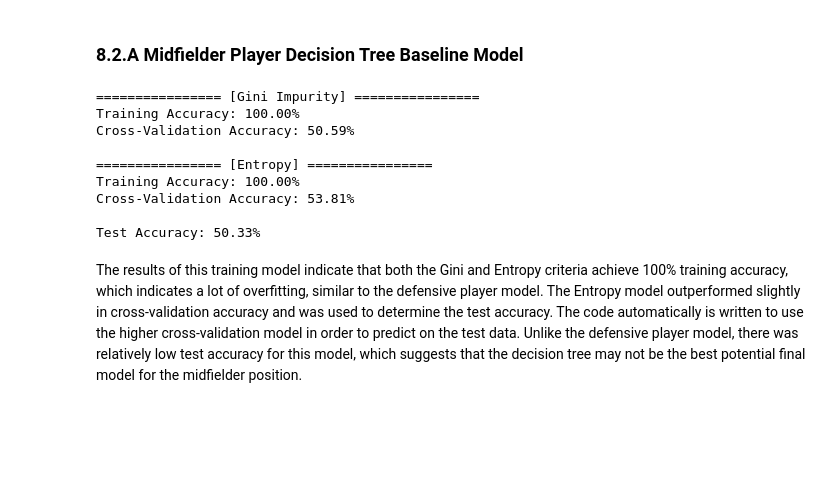
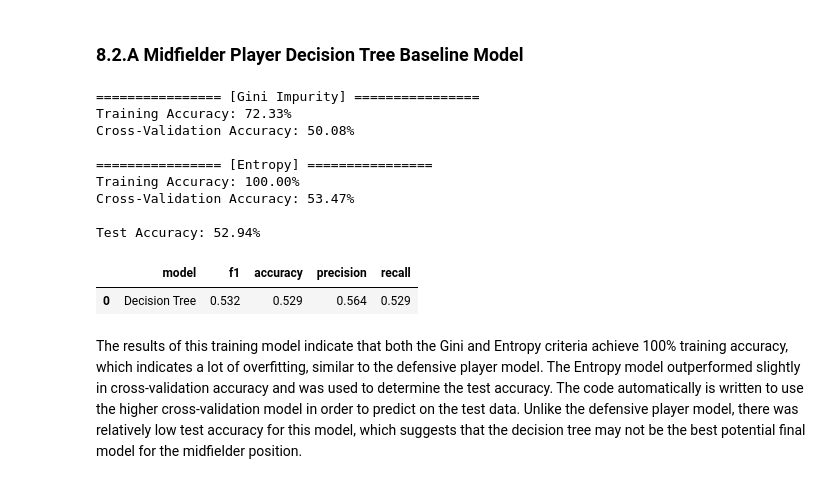
Before and after one commit to kezeani/109aproject, a Jupyter notebook: project.ipynb, the cells around one changed output. Saved outputs shown, nothing was run; the diff lists cells and outputs as text; code cells hidden in the pictures; blank space fills up the shorter version.

```diff
--- a/project.ipynb
+++ b/project.ipynb
@@ -618,9 +618,8 @@ y_train = midfielders_train['Comp']
 y_test = midfielders_test['Comp']
 
 pca = PCA()
-pca1 = PCA()
 midfielders_pca= pca.fit_transform(numeric_train)
-midfielders_pca1= pca1.fit_transform(numeric_test)
+midfielders_pca1= pca.transform(numeric_test)
 
 explained_variance_ratio = pca.explained_variance_ratio_
 cumulative_variance = np.cumsum(explained_variance_ratio)
@@ -763,37 +762,52 @@ cv_acc_entropy = df_entropy['mean_cv'].iloc[best_entropy]
 print("================ [Gini Impurity] ================")
 print("Training Accuracy: {:.2%}".format(acc_trees_train_gini))
 print("Cross-Validation Accuracy: {:.2%}".format(cv_acc_gini))
 
 print("\n================ [Entropy] ================")
 print("Training Accuracy: {:.2%}".format(acc_trees_train_entropy))
 print("Cross-Validation Accuracy: {:.2%}".format(cv_acc_entropy))
 
 # Select the best model
 if cv_acc_gini >= cv_acc_entropy:
     model = model_tree_gini
 else:
     model = model_tree_entropy
 
 
 pred = model.predict(x_test)
 test_acc = accuracy_score(y_test, pred)
 print("\nTest Accuracy: {:.2%}".format(test_acc))
 
+midfielders_results_df = pd.DataFrame(columns=['model', 'f1', 'accuracy', 'precision', ])
+new_row = pd.DataFrame({
+    'model': ['Decision Tree'],
+    'f1': [round(f1_score(y_test, pred, average='weighted'),4)],
+    'accuracy': [round(accuracy_score(y_test, pred), 4)],
+    'precision': [round(precision_score(y_test, pred, average='weighted'), 4)],
+    'recall': [round(recall_score(y_test, pred, average='weighted'), 4)]
+})
+
+midfielders_results_df = pd.concat([midfielders_results_df, new_row], ignore_index=True)
+display(midfielders_results_df)
+
+
 # Save predictions
 # pred_df = pd.DataFrame({'Player': midfielders_test.loc[x_test.index, 'Player'], 'League': pred})
 
 pred_df = pd.DataFrame({'Player': midfielders_test['Player'], 'League': pred})
 pred_df.to_csv('midfielder_predictions.csv', index=False)
 # %% [output]
 ================ [Gini Impurity] ================
-Training Accuracy: 100.00%
-Cross-Validation Accuracy: 50.59%
+Training Accuracy: 72.33%
+Cross-Validation Accuracy: 50.08%
 
 ================ [Entropy] ================
 Training Accuracy: 100.00%
-Cross-Validation Accuracy: 53.81%
+Cross-Validation Accuracy: 53.47%
 
-Test Accuracy: 50.33%
+Test Accuracy: 52.94%
+|  | model | f1 | accuracy | precision | recall |
+| 0 | Decision Tree | 0.532 | 0.529 | 0.564 | 0.529 |
 # %% [markdown]
 The results of this training model indicate that both the Gini and Entropy criteria achieve 100% training accuracy, which indicates a lot of overfitting, similar to the defensive player model. The Entropy model outperformed slightly in cross-validation accuracy and was used to determine the test accuracy. The code automatically is written to use the higher cross-validation model in order to predict on the test data. Unlike the defensive player model, there was relatively low test accuracy for this model, which suggests that the decision tree may not be the best potential final model for the midfielder position.
 # %% [markdown]
```
Also changed, not shown: parts of 5 cells of this notebook, 3 other files.
